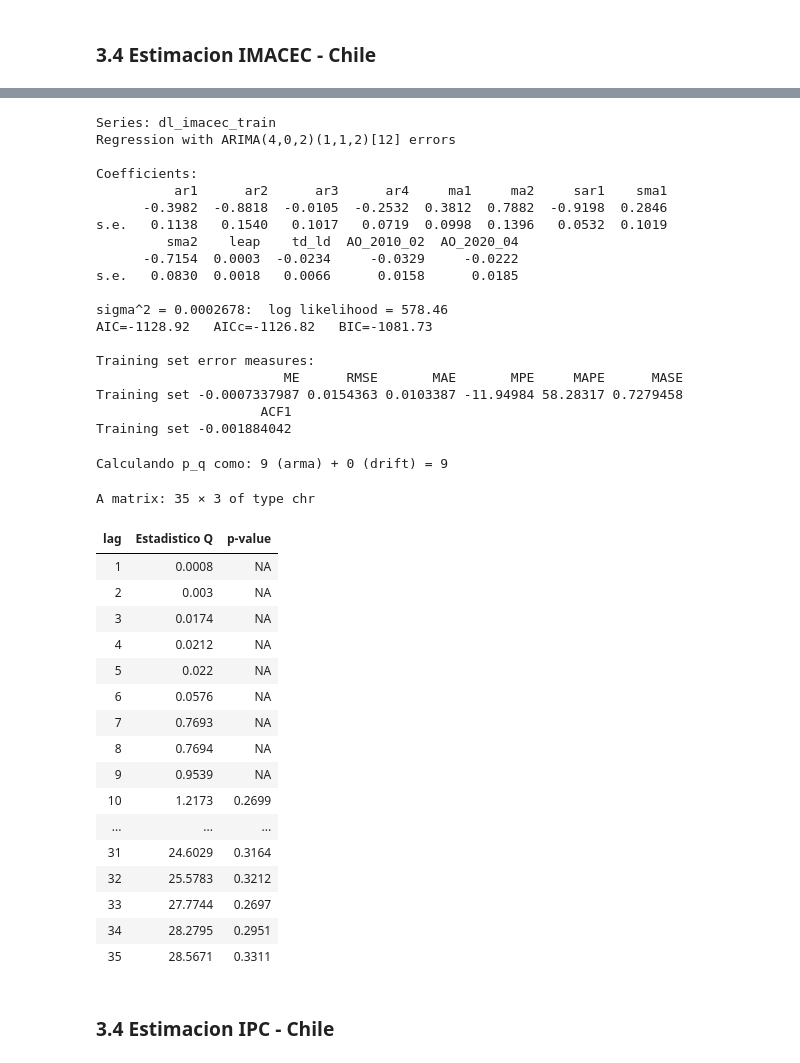
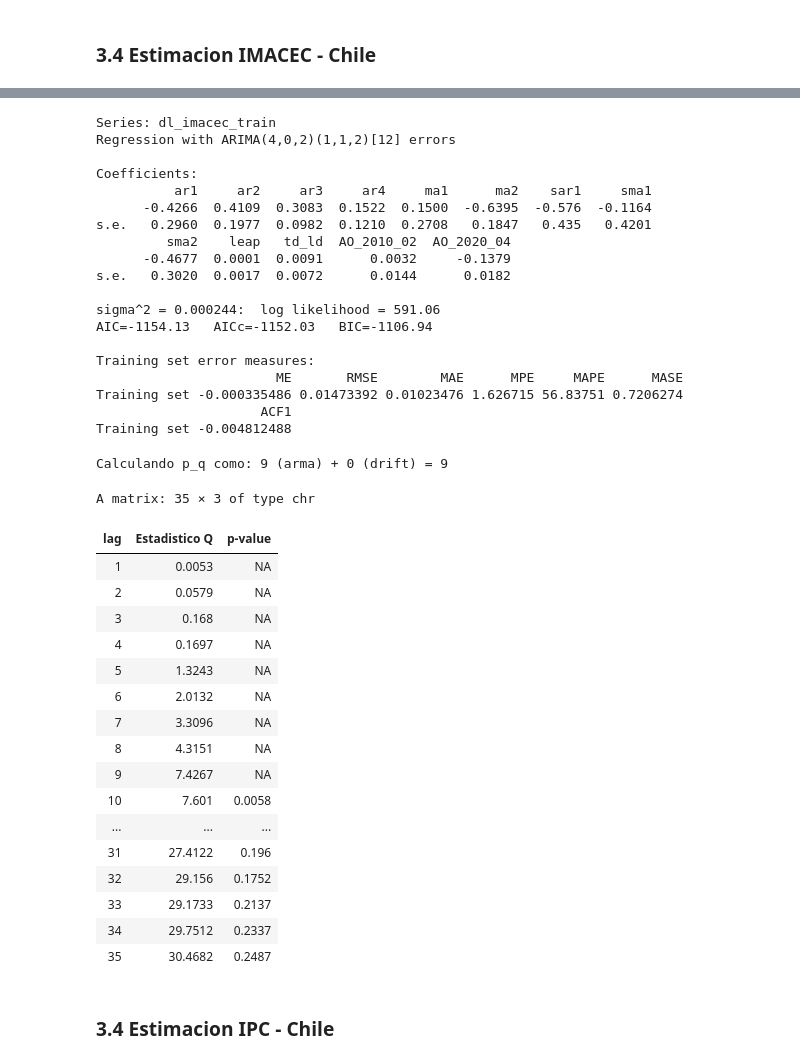
Before and after one commit to Juanpintoselso33/TP1-Series, a Jupyter notebook: notebook.ipynb, the cells around one changed output, grey strips where cells are left out. Saved outputs shown, nothing was run; the diff lists cells and outputs as text; code cells hidden in the pictures.

```diff
--- a/notebook.ipynb
+++ b/notebook.ipynb
@@ -434,7 +510,7 @@ library(forecast)
 library(lubridate)
 
 # 1) Regresores de calendario y outliers
-dates <- seq(as.Date("2004-01-01"), by = "month", length.out = length(dl_imacec_train))
+dates <- seq(as.Date("2004-02-01"), by = "month", length.out = length(dl_imacec_train))
 regs  <- data.frame(
   leap       = as.integer(leap_year(dates)),
   td_ld      = sapply(dates, function(d) {
@@ -453,65 +529,66 @@ model_imacec_chi <- Arima(
   order    = c(4, 0, 2),
   seasonal = list(order = c(1, 1, 2), period = 12),
   xreg     = regs,
+  include.drift = TRUE,
   method   = "ML"
 )
 
 # 3) Resumen del modelo
 summary(model_imacec_chi)
 
 # 4) Cálculo robusto de p_q (número de parámetros del arma + drift si existiera)
 num_arma_params    <- sum(model_imacec_chi$arma[c(1, 2, 3, 4)])    # p + q + P + Q
 drift_present      <- as.integer("drift" %in% names(model_imacec_chi$coef))  # 1 si hay drift, 0 si no
 grados_libertad_q  <- num_arma_params + drift_present
 
 cat("Calculando p_q como:", num_arma_params, "(arma) +", drift_present, "(drift) =",
     grados_libertad_q, "\n")
 
 # 5) Diagnóstico de residuos con corr_res
 corr_res(
   xreg = model_imacec_chi,
   lags = 35,
   p_q  = grados_libertad_q
 )
 # %% [output]
 Series: dl_imacec_train
 Regression with ARIMA(4,0,2)(1,1,2)[12] errors
 
 Coefficients:
-          ar1      ar2      ar3      ar4     ma1     ma2     sar1    sma1
-      -0.3982  -0.8818  -0.0105  -0.2532  0.3812  0.7882  -0.9198  0.2846
-s.e.   0.1138   0.1540   0.1017   0.0719  0.0998  0.1396   0.0532  0.1019
-         sma2    leap    td_ld  AO_2010_02  AO_2020_04
-      -0.7154  0.0003  -0.0234     -0.0329     -0.0222
-s.e.   0.0830  0.0018   0.0066      0.0158      0.0185
+          ar1     ar2     ar3     ar4     ma1      ma2    sar1     sma1
+      -0.4266  0.4109  0.3083  0.1522  0.1500  -0.6395  -0.576  -0.1164
+s.e.   0.2960  0.1977  0.0982  0.1210  0.2708   0.1847   0.435   0.4201
+         sma2    leap   td_ld  AO_2010_02  AO_2020_04
+      -0.4677  0.0001  0.0091      0.0032     -0.1379
+s.e.   0.3020  0.0017  0.0072      0.0144      0.0182
 
-sigma^2 = 0.0002678:  log likelihood = 578.46
-AIC=-1128.92   AICc=-1126.82   BIC=-1081.73
+sigma^2 = 0.000244:  log likelihood = 591.06
+AIC=-1154.13   AICc=-1152.03   BIC=-1106.94
 
 Training set error measures:
-                        ME      RMSE       MAE       MPE     MAPE      MASE
-Training set -0.0007337987 0.0154363 0.0103387 -11.94984 58.28317 0.7279458
+                       ME       RMSE        MAE      MPE     MAPE      MASE
+Training set -0.000335486 0.01473392 0.01023476 1.626715 56.83751 0.7206274
                      ACF1
-Training set -0.001884042
+Training set -0.004812488
 Calculando p_q como: 9 (arma) + 0 (drift) = 9
 A matrix: 35 × 3 of type chr
 | lag | Estadistico Q | p-value |
-| 1 | 0.0008 | NA |
-| 2 | 0.003 | NA |
-| 3 | 0.0174 | NA |
-| 4 | 0.0212 | NA |
-| 5 | 0.022 | NA |
-| 6 | 0.0576 | NA |
-| 7 | 0.7693 | NA |
-| 8 | 0.7694 | NA |
-| 9 | 0.9539 | NA |
-| 10 | 1.2173 | 0.2699 |
+| 1 | 0.0053 | NA |
+| 2 | 0.0579 | NA |
+| 3 | 0.168 | NA |
+| 4 | 0.1697 | NA |
+| 5 | 1.3243 | NA |
+| 6 | 2.0132 | NA |
+| 7 | 3.3096 | NA |
+| 8 | 4.3151 | NA |
+| 9 | 7.4267 | NA |
+| 10 | 7.601 | 0.0058 |
 | ... | ... | ... |
-| 31 | 24.6029 | 0.3164 |
-| 32 | 25.5783 | 0.3212 |
-| 33 | 27.7744 | 0.2697 |
-| 34 | 28.2795 | 0.2951 |
-| 35 | 28.5671 | 0.3311 |
+| 31 | 27.4122 | 0.196 |
+| 32 | 29.156 | 0.1752 |
+| 33 | 29.1733 | 0.2137 |
+| 34 | 29.7512 | 0.2337 |
+| 35 | 30.4682 | 0.2487 |
 # %% [markdown]
 ### 3.4 Estimacion IPC - Chile
 # %%
```
Also changed, not shown: parts of 2 cells of this notebook, 2 other files.
